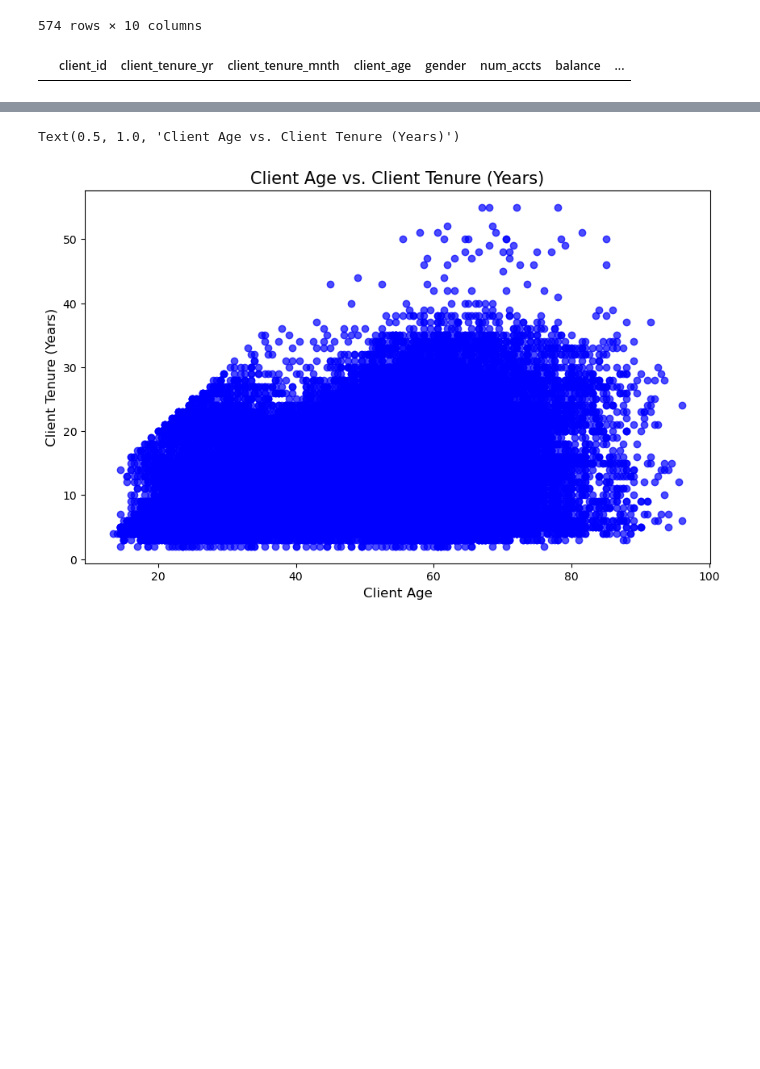
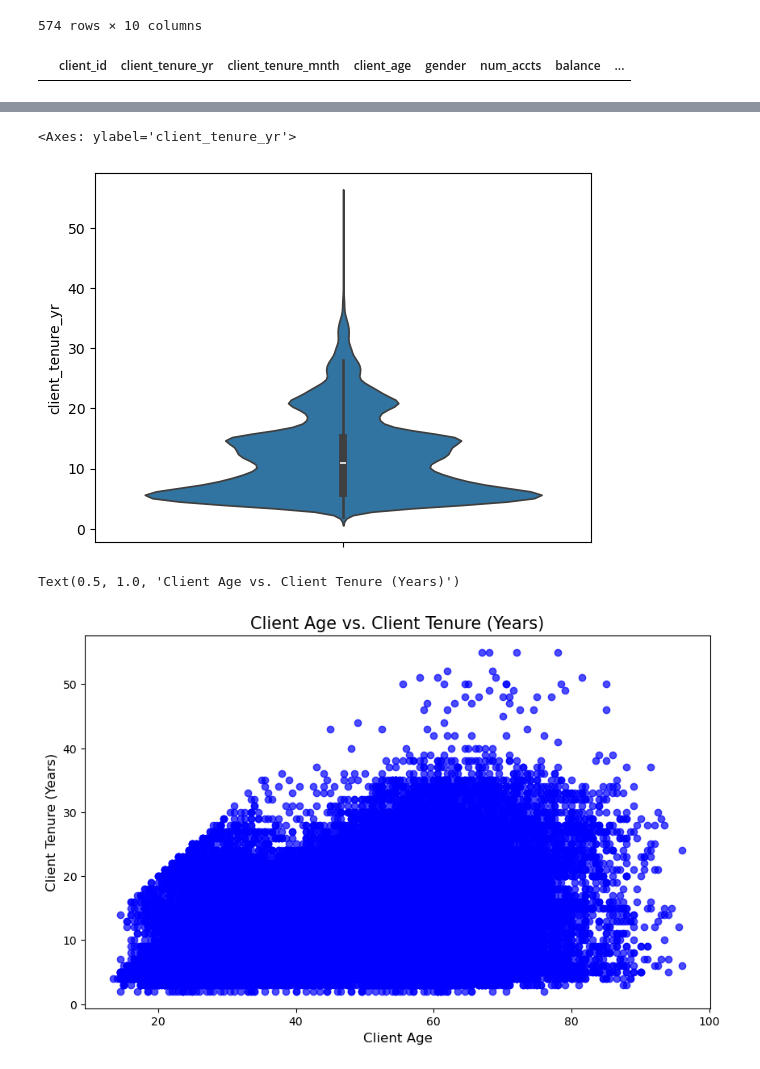
Before and after one commit to BigKawa/LinhSandraNeu, a Jupyter notebook: Datasets.ipynb, the cells around one changed output, grey strips where cells are left out. Saved outputs shown, nothing was run; the diff lists cells and outputs as text; code cells hidden in the pictures; blank space fills up the shorter version.

```diff
--- a/Datasets.ipynb
+++ b/Datasets.ipynb
@@ -156,3 +173,8 @@ df_clients[df_clients["client_tenure_yr"] > df_clients["client_age"]]
+# %%
+sns.violinplot(data=df_clients["client_tenure_yr"])
+# %% [output]
+<Axes: ylabel='client_tenure_yr'>
+[figure, added]
 # %%
 plt.figure(figsize=(10, 6))
 plt.scatter(df_clients['client_age'], df_clients['client_tenure_yr'], color='blue', alpha=0.7)
```
Also changed, not shown: parts of 2 cells of this notebook.
